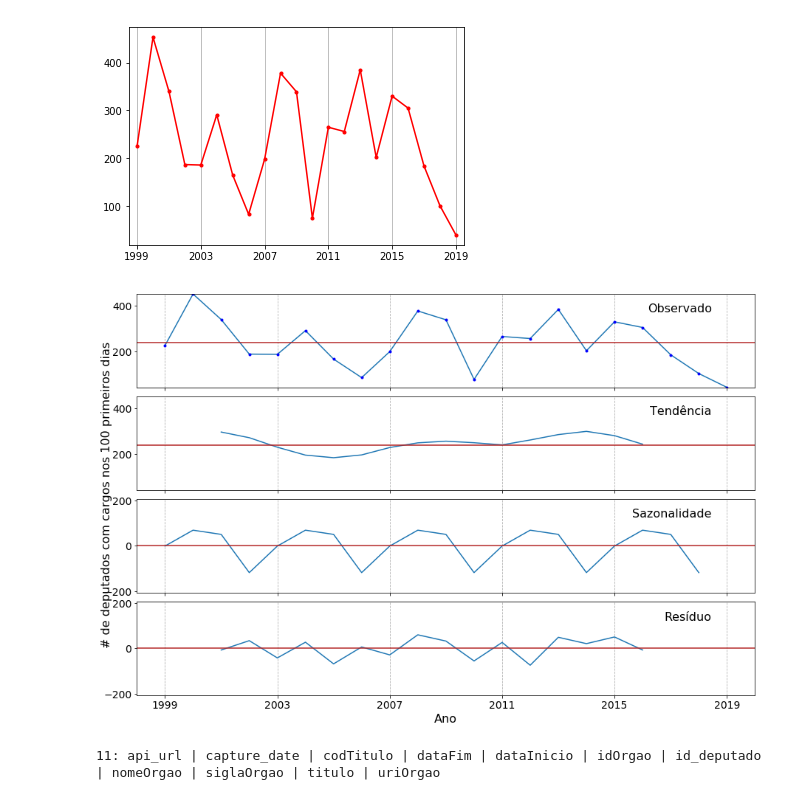
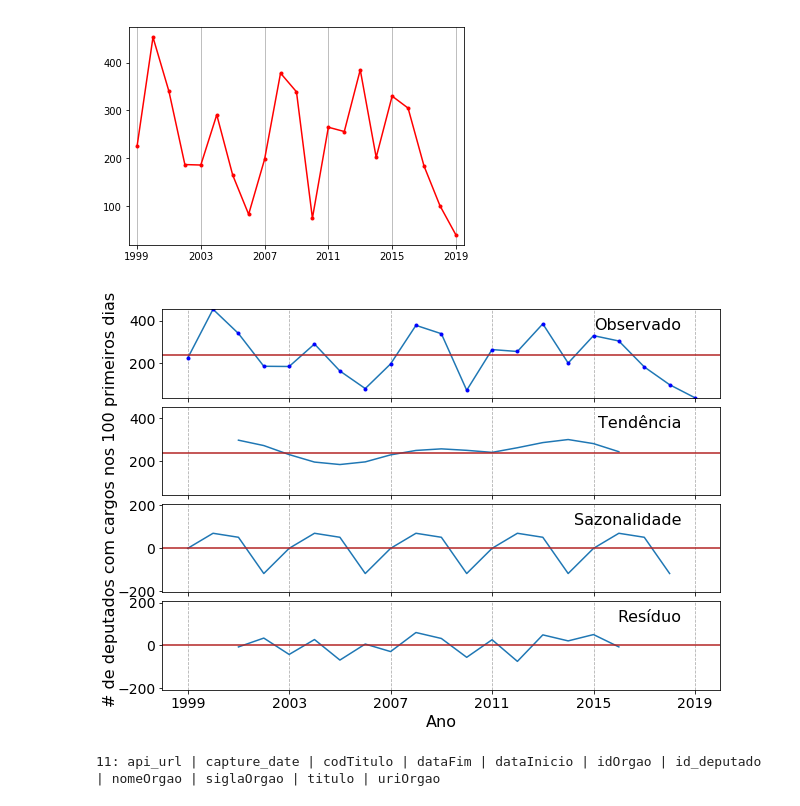
Before and after one commit to gabinete-compartilhado-acredito/100-dias-congresso, a Jupyter notebook: analises/cargos_e_liderancas.ipynb, the cells around one changed output. Cells and saved outputs as stored; diff of their text form; code cells hidden in the pictures.

```diff
--- a/analises/cargos_e_liderancas.ipynb
+++ b/analises/cargos_e_liderancas.ipynb
@@ -260,7 +271,7 @@ ymax   = y[y>0].max()/scale
 deltay = ymax-ymin
 sMean  = np.mean(y)/scale
 
-fig = pl.figure(figsize=(15,10))
+fig = pl.figure(figsize=(10,7))
 
 # Observed:
 ax1 = pl.subplot(4,1,1)
@@ -308,36 +319,36 @@ pl.grid(axis='x', linestyle='--')
 pl.gca().tick_params(labelbottom=False)
 pl.axhline(0,color='firebrick')
 # Novas legislaturas:
 #[pl.axvline(a, color='k') for a in anoLegislatura]
 
 # Residual:
 pl.subplot(4,1,4, sharex=ax1)
 pl.text(0.93,0.9,u'Resíduo', horizontalalignment='right', verticalalignment='top', transform=pl.gca().transAxes,
        fontsize=16)
 pl.plot(result.resid/scale)
 pl.ylim([-deltay/2, deltay/2])
 pl.gca().tick_params(labelsize=14)
 # Format x-axis:
 pl.xticks(xPeriod)
 pl.grid(axis='x', linestyle='--')
 pl.axhline(0,color='firebrick')
 pl.xlabel('Ano', fontsize=16)
 # Novas legislaturas:
 #[pl.axvline(a, color='k') for a in anoLegislatura]
 
 
 # Label x comum:
 axComum = fig.add_subplot(111, frameon=False)
 pl.tick_params(labelcolor='none', top=False, bottom=False, left=False, right=False)
-axComum.set_ylabel(u'# de deputados com cargos nos 100 primeiros dias', fontsize=16)
+axComum.set_ylabel(u'# de deputados com cargos nos 100 primeiros dias', fontsize=16, labelpad=15)
 
 # Ajustes finais:
 pl.gca().tick_params(labelsize=14)
 pl.subplots_adjust(hspace=0.1)
-
+#xu.saveFigWdate('graficos/cargos_sazonalidade.pdf')
 pl.show()
 # %% [output]
-[figure, old version]
+[figure, new version]
 # %%
 def nOrgaosPreenchidos(ano):
     return len(activeInPeriod(rorgaos.loc[rorgaos.titulo!='Suplente'],
```
Also changed, not shown: parts of 31 cells of this notebook, 4 other files.
